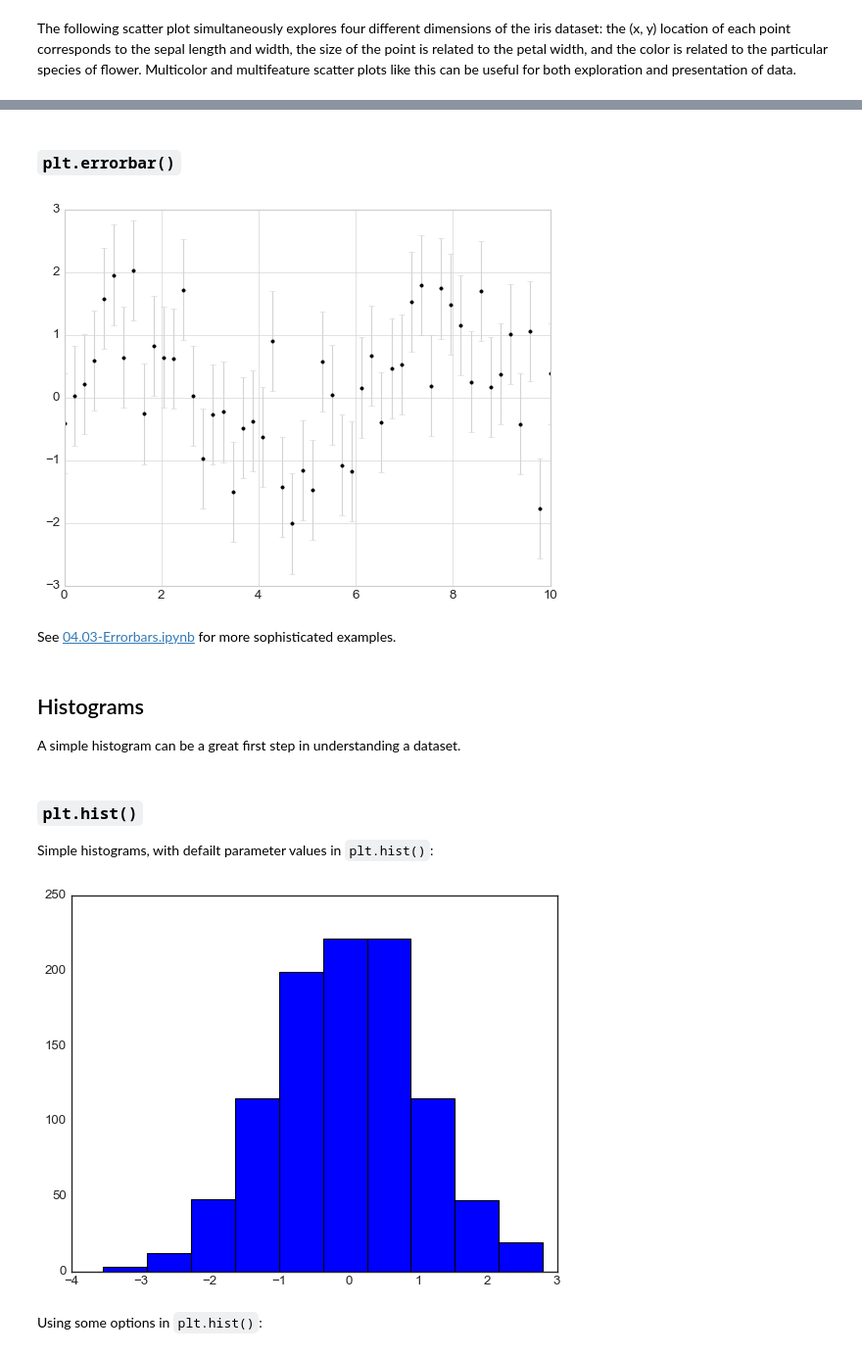
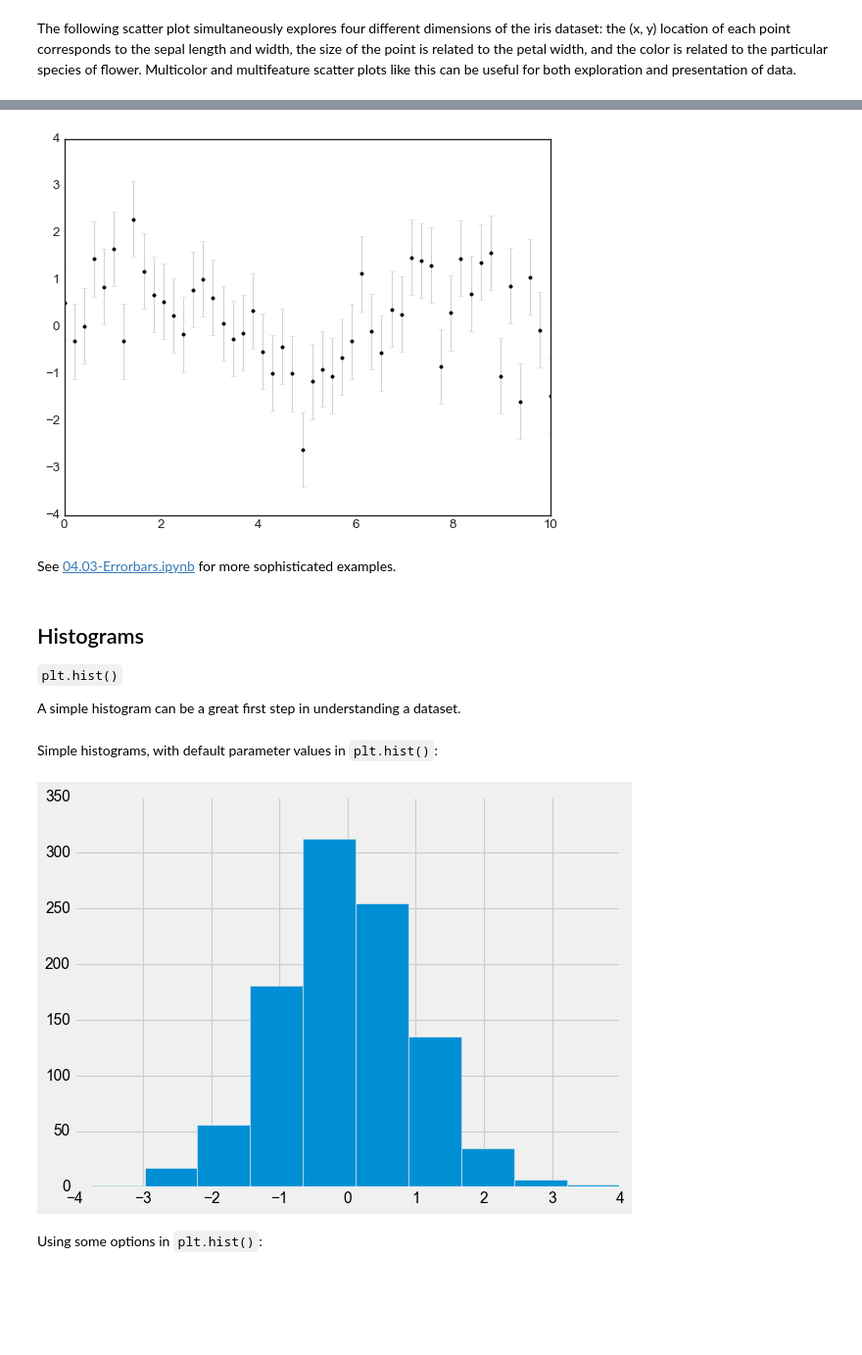
Before and after one commit to devedzic/eda, a Jupyter notebook: matplotlib.ipynb, the cells around one changed output, grey strips where cells are left out. Shown at 98% size. Saved outputs shown, nothing was run; the diff lists cells and outputs as text; code cells hidden in the pictures; blank space fills up the shorter version.

```diff
--- a/matplotlib.ipynb
+++ b/matplotlib.ipynb
@@ -10 +11,17 @@ The variable name `fig` is typically used to refer to a figure (`plt.Figure` ins
+# %%
+%load_ext autoreload
+%autoreload 2
+
+%matplotlib inline
+
+%config IPCompleter.greedy=True
+
+import numpy as np
+import matplotlib as mpl
+import matplotlib.pyplot as plt
+plt.style.use('classic')
+import pandas as pd
+import seaborn as sb
+
+from plotnine import ggplot, aes, geom_line, geom_histogram, theme_xkcd
 # %%
@@ -391,5 +479,3 @@ plt.ylabel(iris.feature_names[1]);
-# %% [markdown]
-### `plt.errorbar()`
 # %%
 x = np.linspace(0, 10, 50)
 dy = 0.8
@@ -399,22 +485,24 @@ y = np.sin(x) + dy * np.random.randn(50)
 plt.errorbar(x, y, yerr=dy, fmt='.k',
              ecolor='lightgray');
 # %% [output]
-[figure, old version]
+[figure, new version]
 # %% [markdown]
 See [04.03-Errorbars.ipynb](http://localhost:8888/notebooks/PythonDataScienceHandbook-master/notebooks/04.03-Errorbars.ipynb) for more sophisticated examples.
 # %% [markdown]
 ## Histograms
+`plt.hist()`
+
 A simple histogram can be a great first step in understanding a dataset.
 # %% [markdown]
-### `plt.hist()`
-Simple histograms, with defailt parameter values in `plt.hist()`:
+Simple histograms, with default parameter values in `plt.hist()`:
 # %%
-plt.style.use('seaborn-white')
+# plt.style.use('seaborn-white')
+plt.style.use('fivethirtyeight')
 
 data = np.random.randn(1000)
 plt.hist(data);
 # %% [output]
-[figure, old version]
+[figure, new version]
 # %% [markdown]
 Using some options in `plt.hist()`:
 # %%
```
Also changed, not shown: parts of 37 cells of this notebook, 3 other files.
